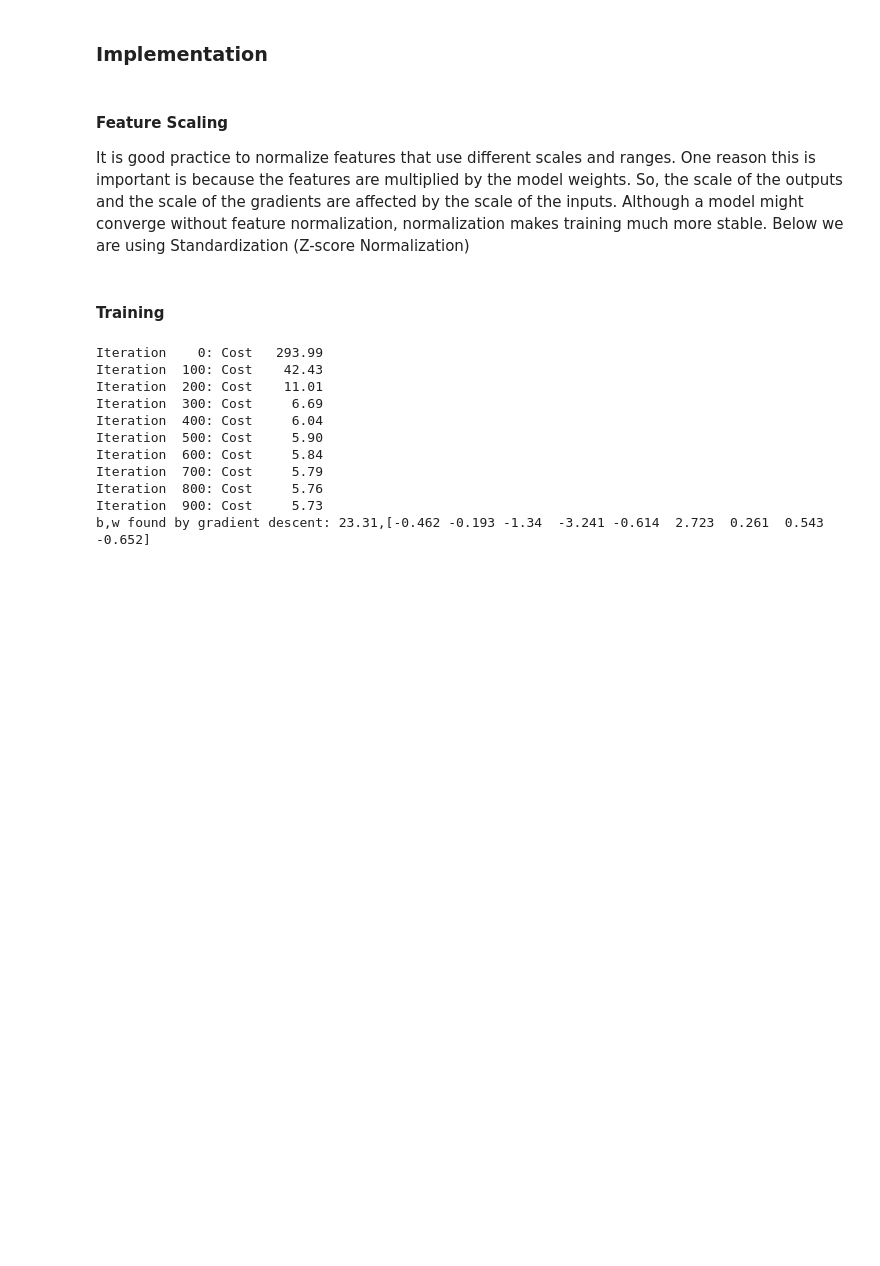
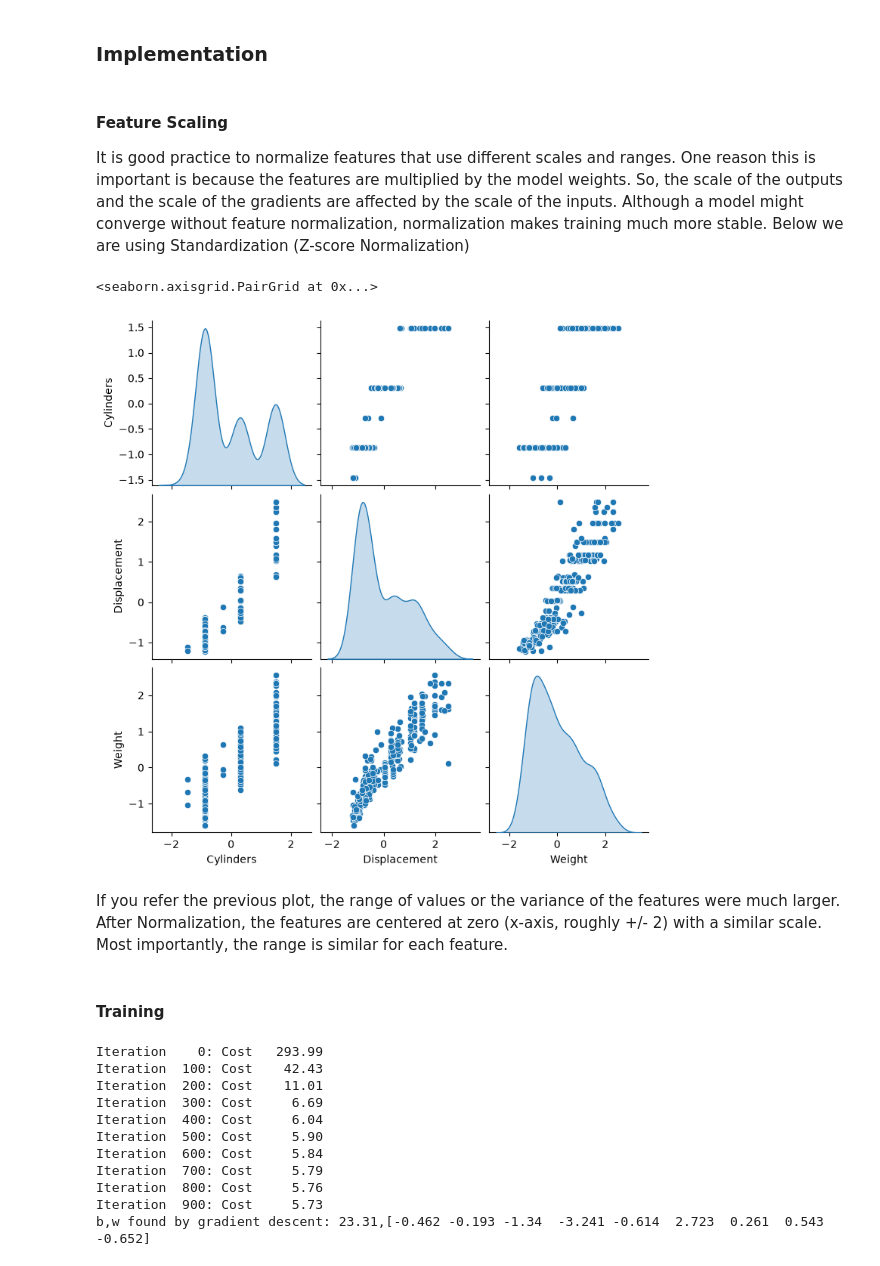
Before and after one commit to rphukan/machine-learning-samples, a Jupyter notebook: notebooks/regression/linear_regression_auto_mpg_implementation.ipynb, the cells around one changed output. Saved outputs shown, nothing was run; the diff lists cells and outputs as text; code cells hidden in the pictures; blank space fills up the shorter version.

```diff
--- a/notebooks/regression/linear_regression_auto_mpg_implementation.ipynb
+++ b/notebooks/regression/linear_regression_auto_mpg_implementation.ipynb
@@ -960,13 +963,6 @@ def gradient_descent(X, y, w_in, b_in, cost_function, gradient_function, alpha,
 It is good practice to normalize features that use different scales and ranges. One reason this is important is because the features are multiplied by the model weights. So, the scale of the outputs and the scale of the gradients are affected by the scale of the inputs. Although a model might converge without feature normalization, normalization makes training much more stable.
 Below we are using Standardization (Z-score Normalization)
 # %%
-# apply Standardization (Z-score Normalization)
-mean = np.mean(X_train, axis=0)
-std = np.std(X_train, axis=0)
-
-std[std == 0] = 1.0
-X_train_scaled = (X_train - mean) / std
-
 # Calculate the mean and standard deviation for each column
 mean = np.mean(X_train, axis=0)
 std = np.std(X_train, axis=0)
@@ -974,6 +970,17 @@ std = np.std(X_train, axis=0)
 # Scale your training features
 std[std == 0] = 1.0 # Protect against zero variance columns
 X_train_scaled = (X_train - mean) / std
+# %%
+# Convert the scaled NumPy array back into a Pandas DataFrame, Use train_features.columns to restore the exact header names
+df_scaled = pd.DataFrame(X_train_scaled, columns=train_features.columns)
+
+# Generate the Seaborn pairplot
+sns.pairplot(df_scaled[['Cylinders', 'Displacement', 'Weight']], diag_kind='kde')
+# %% [output]
+<seaborn.axisgrid.PairGrid at 0x...>
+[figure, added]
+# %% [markdown]
+If you refer the previous plot, the range of values or the variance of the features were much larger. After Normalization, the features are centered at zero (x-axis, roughly +/- 2) with a similar scale. Most importantly, the range is similar for each feature.
 # %% [markdown]
 #### Training
 # %%
```
Also changed, not shown: parts of 2 cells of this notebook.
